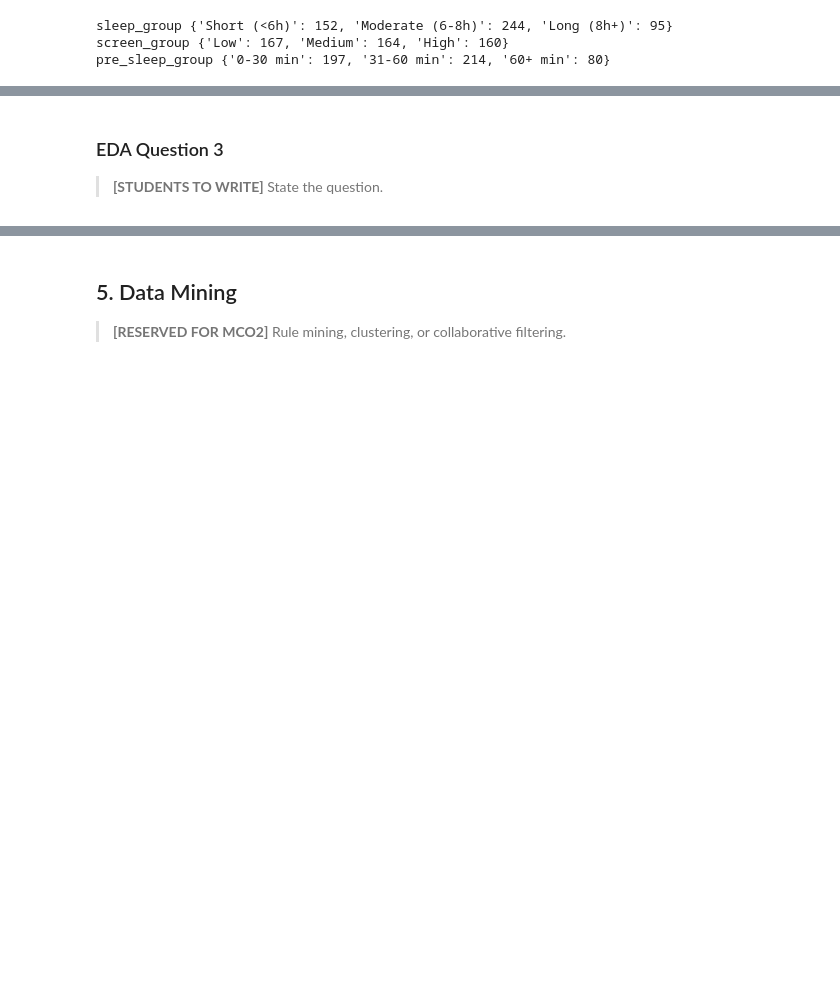
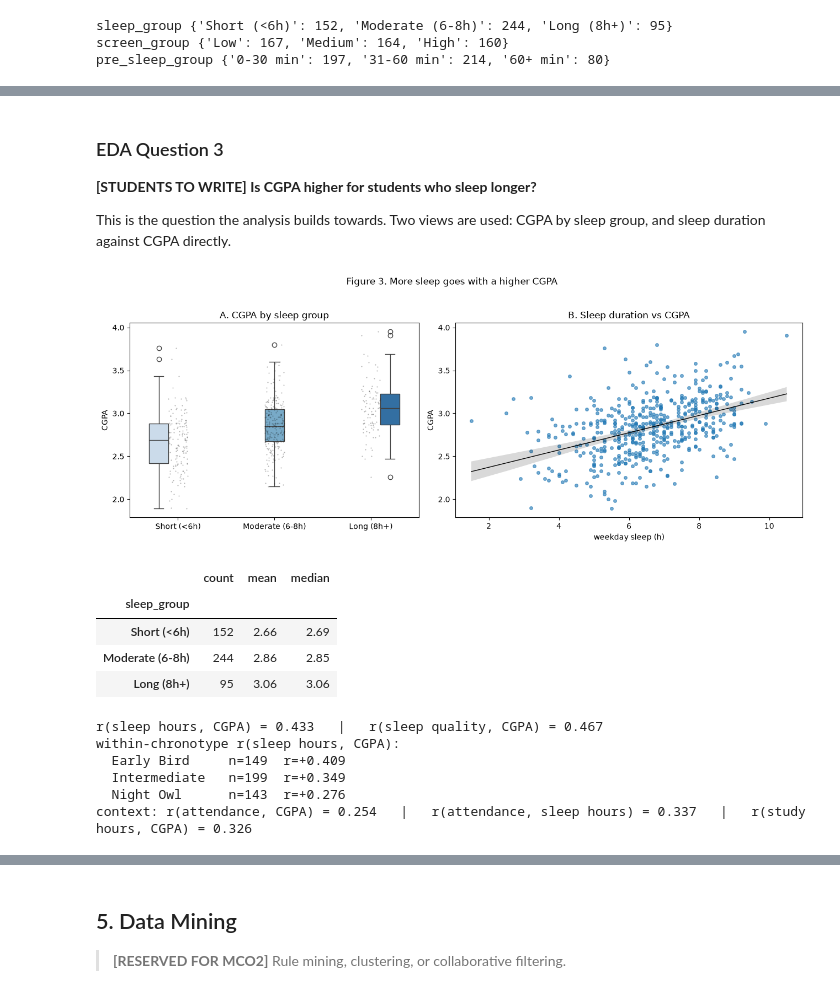
Before and after one commit to NoAimWL/CSMODEL-MCO1, a Jupyter notebook: notebooks/csmodel_mco.ipynb, the cells around one changed output, grey strips where cells are left out. Saved outputs shown, nothing was run; the diff lists cells and outputs as text; code cells hidden in the pictures; blank space fills up the shorter version.

```diff
--- a/notebooks/csmodel_mco.ipynb
+++ b/notebooks/csmodel_mco.ipynb
@@ -222,6 +359,46 @@ pre_sleep_group {'0-30 min': 197, '31-60 min': 214, '60+ min': 80}
 # %% [markdown]
 ### EDA Question 3
 
-> **[STUDENTS TO WRITE]** State the question.
+**[STUDENTS TO WRITE]** **Is CGPA higher for students who sleep longer?**
+
+This is the question the analysis builds towards. Two views are used: CGPA by sleep group, and sleep
+duration against CGPA directly.
 # %%
-# [STUDENT TODO] EDA Q3: numerical summary + appropriate visualization
+fig, axes = plt.subplots(1, 2, figsize=(13, 4.8), gridspec_kw={"width_ratios": [1, 1.2]})
+
+sns.boxplot(data=df, x="sleep_group", y="cgpa", hue="sleep_group", legend=False,
+            palette="Blues", width=.6, ax=axes[0])
+sns.stripplot(data=df, x="sleep_group", y="cgpa", color="black", size=1.5, alpha=.3, ax=axes[0])
+axes[0].set(title="A. CGPA by sleep group", xlabel="", ylabel="CGPA")
+
+sns.regplot(data=df, x="avg_sleep_hours_weekday", y="cgpa", ax=axes[1],
+            scatter_kws={"s": 16, "alpha": .6}, line_kws={"color": "black", "lw": 1})
+axes[1].set(title="B. Sleep duration vs CGPA", xlabel="weekday sleep (h)", ylabel="CGPA")
+
+fig.suptitle("Figure 3. More sleep goes with a higher CGPA", y=1.03)
+plt.tight_layout()
+plt.show()
+
+display(df.groupby("sleep_group", observed=True)["cgpa"].agg(["count", "mean", "median"]).round(2))
+
+print(f"r(sleep hours, CGPA) = {df.avg_sleep_hours_weekday.corr(df.cgpa):.3f}"
+      f"   |   r(sleep quality, CGPA) = {df.sleep_quality_score.corr(df.cgpa):.3f}")
+print("within-chronotype r(sleep hours, CGPA):")
+for name, g in df.groupby("chronotype"):
+    print(f"  {name:<14} n={len(g):>3}  r={g.avg_sleep_hours_weekday.corr(g.cgpa):+.3f}")
+print(f"context: r(attendance, CGPA) = {df.class_attendance_percent.corr(df.cgpa):.3f}"
+      f"   |   r(attendance, sleep hours) = {df.class_attendance_percent.corr(df.avg_sleep_hours_weekday):.3f}"
+      f"   |   r(study hours, CGPA) = {df.weekly_study_hours.corr(df.cgpa):.3f}")
+# %% [output]
+[figure, added]
+|  | count | mean | median |
+| sleep_group |  |  |  |
+| Short (<6h) | 152 | 2.66 | 2.69 |
+| Moderate (6-8h) | 244 | 2.86 | 2.85 |
+| Long (8h+) | 95 | 3.06 | 3.06 |
+r(sleep hours, CGPA) = 0.433   |   r(sleep quality, CGPA) = 0.467
+within-chronotype r(sleep hours, CGPA):
+  Early Bird     n=149  r=+0.409
+  Intermediate   n=199  r=+0.349
+  Night Owl      n=143  r=+0.276
+context: r(attendance, CGPA) = 0.254   |   r(attendance, sleep hours) = 0.337   |   r(study hours, CGPA) = 0.326
```
Also changed, not shown: parts of 9 cells of this notebook.
